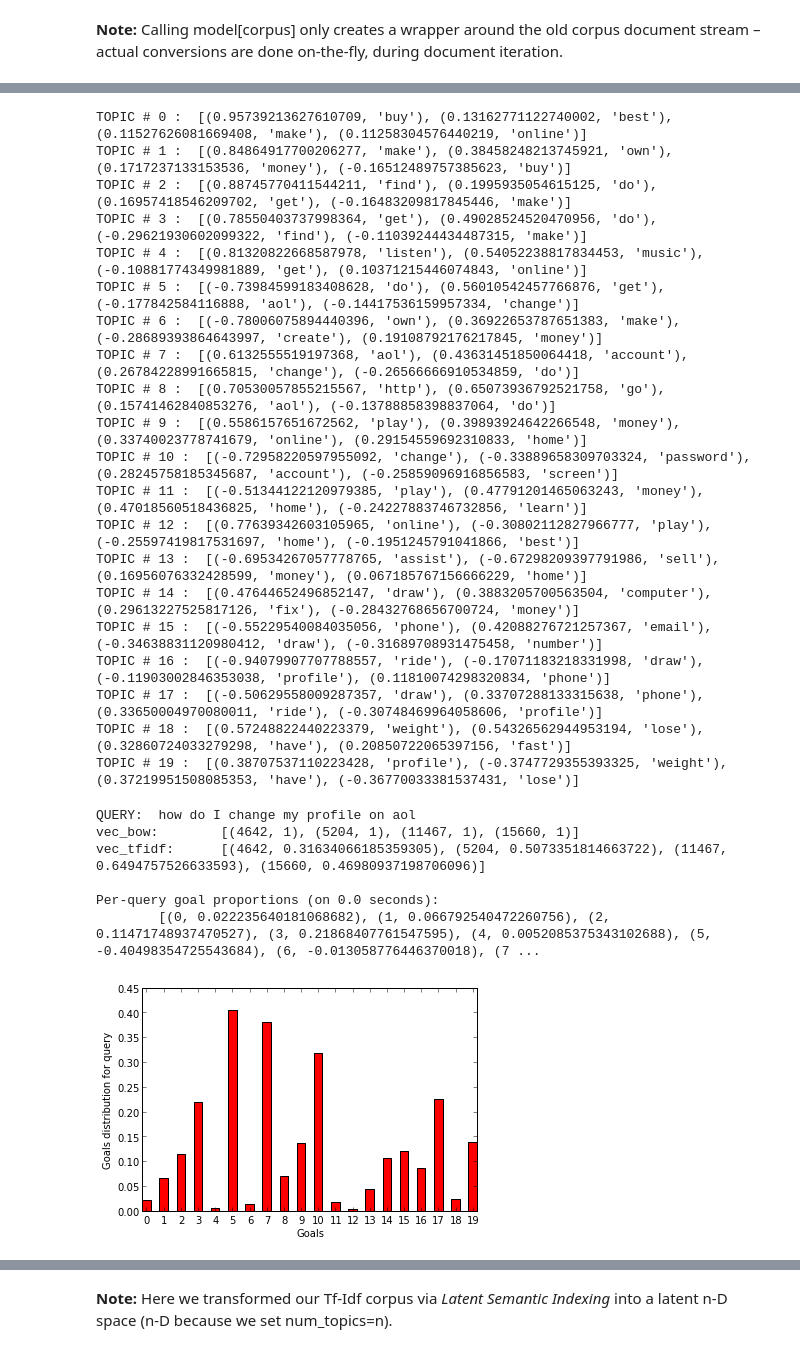
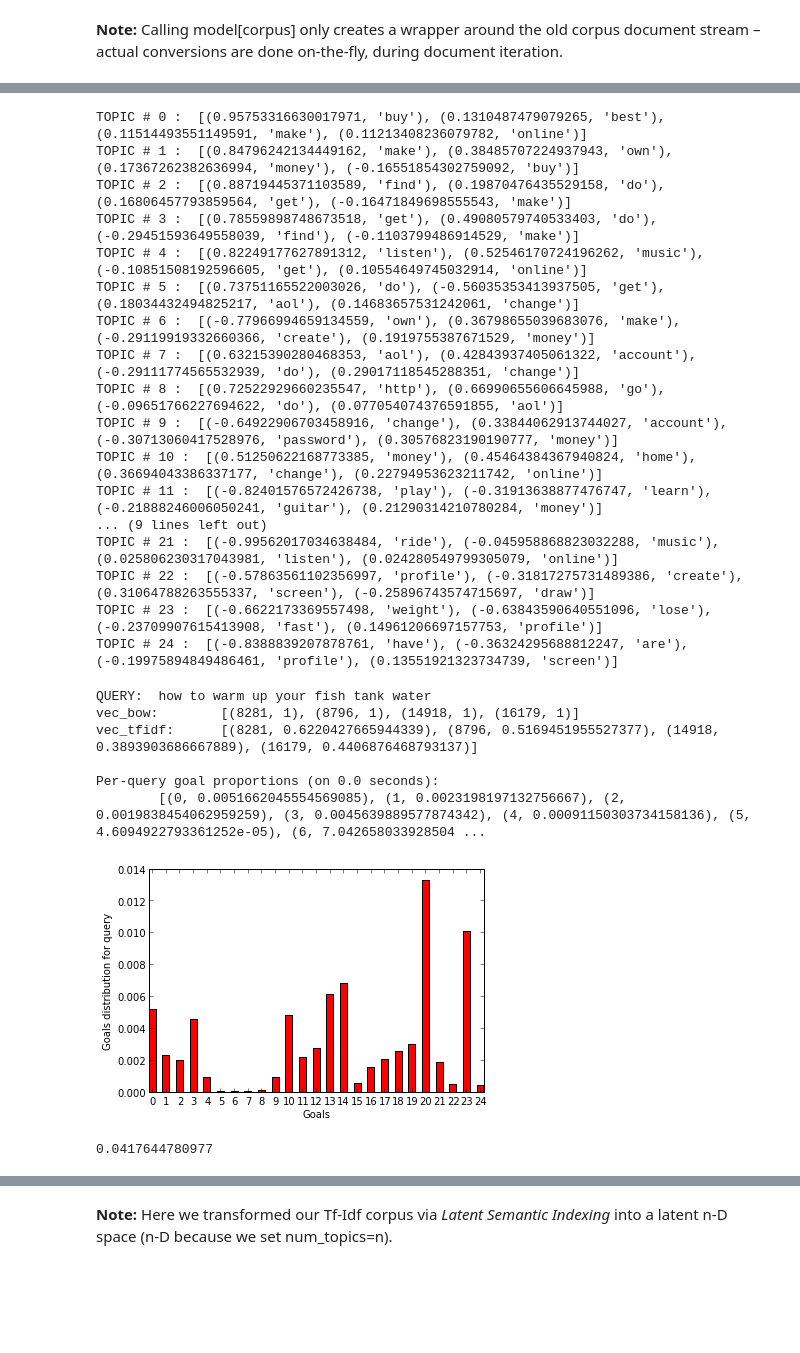
Before and after one commit to ljsou/QueryAnalyzer, a Jupyter notebook: UserQuery/QueryAnalyzer.ipynb, the cells around one changed output, grey strips where cells are left out. Saved outputs shown, nothing was run; the diff lists cells and outputs as text; code cells hidden in the pictures; blank space fills up the shorter version.

```diff
--- a/UserQuery/QueryAnalyzer.ipynb
+++ b/UserQuery/QueryAnalyzer.ipynb
@@ -96,47 +94,49 @@ Transforms documents from either <i>bag-of-words</i> or (preferrably) <i>TfIdf-w
 <br />
 <br />
 # %%
-lsi = models.LsiModel(corpus_tfidf, id2word=dictionary, num_topics=20) # initialize an LSI transformation
+num_topics = 25
+lsi = models.LsiModel(corpus_tfidf, id2word=dictionary, num_topics=num_topics) # initialize an LSI transformation
 lsi.save(model_path + 'model.lsi') # same for tfidf, lda, ...
 #lsi = models.LsiModel.load(model_path + 'model.lsi')
 #corpus_lsi = lsi[corpus_tfidf] # create a double wrapper over the original corpus: bow->tfidf->fold-in-lsi
-import lsamodel as lsa
-num_topics = 20;
-num_words = 4;
-lsa.viewTopics(lsi, num_topics, num_words)
+import lsamodel as lsam
+num_words = 4
+lsam.viewTopics(lsi, num_topics, num_words)
 # %% [output]
-TOPIC # 0 :  [(0.95739213627610709, 'buy'), (0.13162771122740002, 'best'), (0.11527626081669408, 'make'), (0.11258304576440219, 'online')]
-TOPIC # 1 :  [(0.84864917700206277, 'make'), (0.38458248213745921, 'own'), (0.1717237133153536, 'money'), (-0.16512489757385623, 'buy')]
-TOPIC # 2 :  [(0.88745770411544211, 'find'), (0.1995935054615125, 'do'), (0.16957418546209702, 'get'), (-0.16483209817845446, 'make')]
-TOPIC # 3 :  [(0.78550403737998364, 'get'), (0.49028524520470956, 'do'), (-0.29621930602099322, 'find'), (-0.11039244434487315, 'make')]
-TOPIC # 4 :  [(0.81320822668587978, 'listen'), (0.54052238817834453, 'music'), (-0.10881774349981889, 'get'), (0.10371215446074843, 'online')]
-TOPIC # 5 :  [(-0.73984599183408628, 'do'), (0.56010542457766876, 'get'), (-0.177842584116888, 'aol'), (-0.14417536159957334, 'change')]
-TOPIC # 6 :  [(-0.78006075894440396, 'own'), (0.36922653787651383, 'make'), (-0.28689393864643997, 'create'), (0.19108792176217845, 'money')]
-TOPIC # 7 :  [(0.6132555519197368, 'aol'), (0.43631451850064418, 'account'), (0.26784228991665815, 'change'), (-0.26566666910534859, 'do')]
-TOPIC # 8 :  [(0.70530057855215567, 'http'), (0.65073936792521758, 'go'), (0.15741462840853276, 'aol'), (-0.13788858398837064, 'do')]
-TOPIC # 9 :  [(0.5586157651672562, 'play'), (0.39893924642266548, 'money'), (0.33740023778741679, 'online'), (0.29154559692310833, 'home')]
-TOPIC # 10 :  [(-0.72958220597955092, 'change'), (-0.33889658309703324, 'password'), (0.28245758185345687, 'account'), (-0.25859096916856583, 'screen')]
-TOPIC # 11 :  [(-0.51344122120979385, 'play'), (0.47791201465063243, 'money'), (0.47018560518436825, 'home'), (-0.24227883746732856, 'learn')]
-TOPIC # 12 :  [(0.77639342603105965, 'online'), (-0.30802112827966777, 'play'), (-0.25597419817531697, 'home'), (-0.1951245791041866, 'best')]
-TOPIC # 13 :  [(-0.69534267057778765, 'assist'), (-0.67298209397791986, 'sell'), (0.16956076332428599, 'money'), (0.067185767156666229, 'home')]
-TOPIC # 14 :  [(0.47644652496852147, 'draw'), (0.3883205700563504, 'computer'), (0.29613227525817126, 'fix'), (-0.28432768656700724, 'money')]
-TOPIC # 15 :  [(-0.55229540084035056, 'phone'), (0.42088276721257367, 'email'), (-0.34638831120980412, 'draw'), (-0.31689708931475458, 'number')]
-TOPIC # 16 :  [(-0.94079907707788557, 'ride'), (-0.17071183218331998, 'draw'), (-0.11903002846353038, 'profile'), (0.11810074298320834, 'phone')]
-TOPIC # 17 :  [(-0.50629558009287357, 'draw'), (0.33707288133315638, 'phone'), (0.33650004970080011, 'ride'), (-0.30748469964058606, 'profile')]
-TOPIC # 18 :  [(0.57248822440223379, 'weight'), (0.54326562944953194, 'lose'), (0.32860724033279298, 'have'), (0.20850722065397156, 'fast')]
-TOPIC # 19 :  [(0.38707537110223428, 'profile'), (-0.3747729355393325, 'weight'), (0.37219951508085353, 'have'), (-0.36770033381537431, 'lose')]
+TOPIC # 0 :  [(0.95753316630017971, 'buy'), (0.1310487479079265, 'best'), (0.11514493551149591, 'make'), (0.11213408236079782, 'online')]
+TOPIC # 1 :  [(0.84796242134449162, 'make'), (0.38485707224937943, 'own'), (0.17367262382636994, 'money'), (-0.16551854302759092, 'buy')]
+TOPIC # 2 :  [(0.88719445371103589, 'find'), (0.19870476435529158, 'do'), (0.16806457793859564, 'get'), (-0.16471849698555543, 'make')]
+TOPIC # 3 :  [(0.78559898748673518, 'get'), (0.49080579740533403, 'do'), (-0.29451593649558039, 'find'), (-0.1103799486914529, 'make')]
+TOPIC # 4 :  [(0.82249177627891312, 'listen'), (0.52546170724196262, 'music'), (-0.10851508192596605, 'get'), (0.10554649745032914, 'online')]
+TOPIC # 5 :  [(0.73751165522003026, 'do'), (-0.56035353413937505, 'get'), (0.18034432494825217, 'aol'), (0.14683657531242061, 'change')]
+TOPIC # 6 :  [(-0.77966994659134559, 'own'), (0.36798655039683076, 'make'), (-0.29119919332660366, 'create'), (0.1919755387671529, 'money')]
+TOPIC # 7 :  [(0.63215390280468353, 'aol'), (0.42843937405061322, 'account'), (-0.29111774565532939, 'do'), (0.29017118545288351, 'change')]
+TOPIC # 8 :  [(0.72522929660235547, 'http'), (0.66990655606645988, 'go'), (-0.09651766227694622, 'do'), (0.077054074376591855, 'aol')]
+TOPIC # 9 :  [(-0.64922906703458916, 'change'), (0.33844062913744027, 'account'), (-0.30713060417528976, 'password'), (0.30576823190190777, 'money')]
+TOPIC # 10 :  [(0.51250622168773385, 'money'), (0.45464384367940824, 'home'), (0.36694043386337177, 'change'), (0.22794953623211742, 'online')]
+TOPIC # 11 :  [(-0.82401576572426738, 'play'), (-0.31913638877476747, 'learn'), (-0.21888246006050241, 'guitar'), (0.21290314210780284, 'money')]
+... (9 lines left out)
+TOPIC # 21 :  [(-0.99562017034638484, 'ride'), (-0.045958868823032288, 'music'), (0.025806230317043981, 'listen'), (0.024280549799305079, 'online')]
+TOPIC # 22 :  [(-0.57863561102356997, 'profile'), (-0.31817275731489386, 'create'), (0.31064788263555337, 'screen'), (-0.25896743574715697, 'draw')]
+TOPIC # 23 :  [(-0.6622173369557498, 'weight'), (-0.63843590640551096, 'lose'), (-0.23709907615413908, 'fast'), (0.14961206697157753, 'profile')]
+TOPIC # 24 :  [(-0.8388839207878761, 'have'), (-0.36324295688812247, 'are'), (-0.19975894849486461, 'profile'), (0.13551921323734739, 'screen')]
 # %%
-query = "how do I change my profile on aol"
-#query = "how to make table grass skirts"
+#query = "how do I change my profile on aol"
+query = "how to warm up your fish tank water"
 print "QUERY: ", query
-goals_distribution = lsa.perQueryGoalProportions(query, dictionary, tfidf, lsi)
-lsa.viewPerQueryGoalProportions(goals_distribution)
+goals_distribution = lsam.perQueryGoalProportions(query, dictionary, tfidf, lsi)
+lsam.viewPerQueryGoalProportions(goals_distribution)
+total = 0
+for d in goals_distribution:
+    total = total + d[1]
+print total
 # %% [output]
-QUERY:  how do I change my profile on aol
-vec_bow:        [(4642, 1), (5204, 1), (11467, 1), (15660, 1)]
-vec_tfidf:      [(4642, 0.31634066185359305), (5204, 0.5073351814663722), (11467, 0.6494757526633593), (15660, 0.46980937198706096)]
+QUERY:  how to warm up your fish tank water
+vec_bow:        [(8281, 1), (8796, 1), (14918, 1), (16179, 1)]
+vec_tfidf:      [(8281, 0.6220427665944339), (8796, 0.5169451955527377), (14918, 0.3893903686667889), (16179, 0.4406876468793137)]
 
 Per-query goal proportions (on 0.0 seconds):
-        [(0, 0.022235640181068682), (1, 0.066792540472260756), (2, 0.11471748937470527), (3, 0.21868407761547595), (4, 0.0052085375343102688), (5, -0.40498354725543684), (6, -0.013058776446370018), (7 ...
+        [(0, 0.0051662045554569085), (1, 0.0023198197132756667), (2, 0.0019838454062959259), (3, 0.0045639889577874342), (4, 0.00091150303734158136), (5, 4.6094922793361252e-05), (6, 7.042658033928504 ...
-[figure, old version]
+[figure, new version]
+0.0417644780977
 # %%
```
Also changed, not shown: parts of 17 cells of this notebook, 8 other files.
